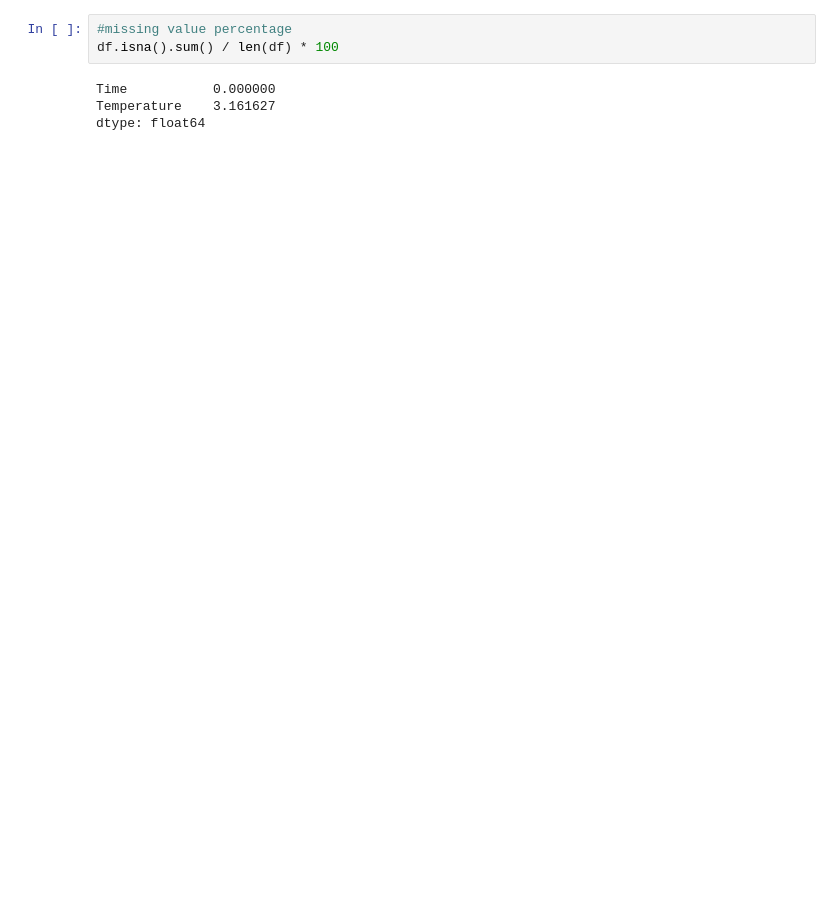
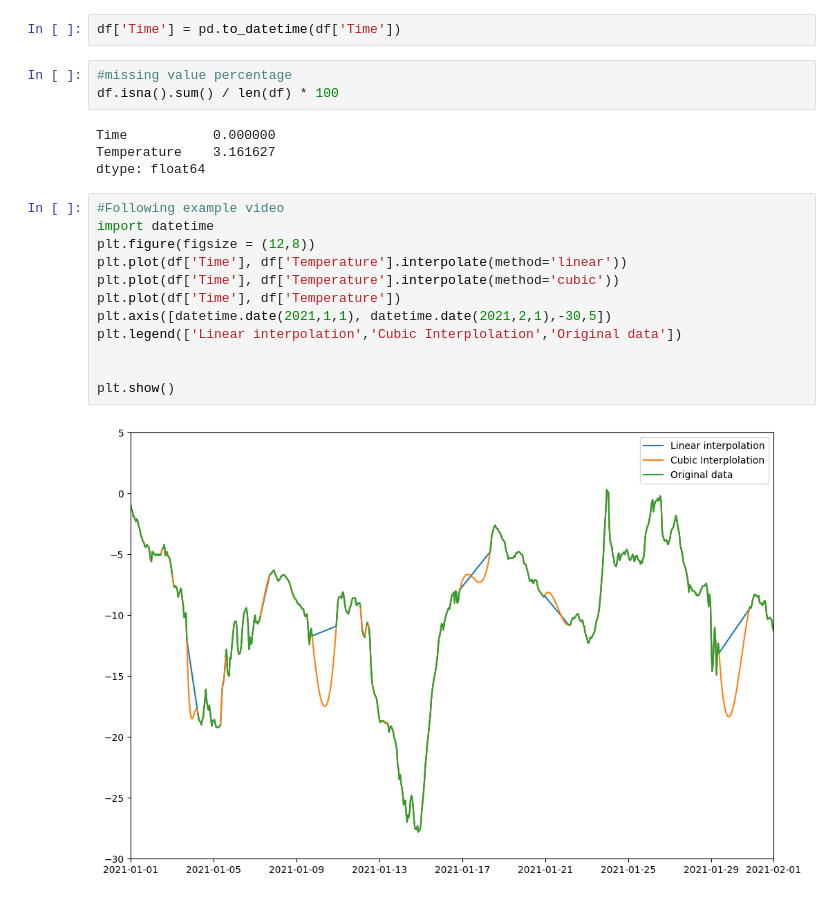
Before and after one commit to setuukka/data_engineering, a Jupyter notebook: exc_13_own.ipynb, the cells around one changed output. Cells and saved outputs as stored; diff of their text form; blank space fills up the shorter version.

```diff
--- a/exc_13_own.ipynb
+++ b/exc_13_own.ipynb
@@ -29,6 +38,8 @@ df.dtypes
 Time            object
 Temperature    float64
 dtype: object
+# %%
+df['Time'] = pd.to_datetime(df['Time'])
 # %%
 #missing value percentage
 df.isna().sum() / len(df) * 100
@@ -36,3 +47,17 @@ df.isna().sum() / len(df) * 100
 Time           0.000000
 Temperature    3.161627
 dtype: float64
+# %%
+#Following example video
+import datetime
+plt.figure(figsize = (12,8))
+plt.plot(df['Time'], df['Temperature'].interpolate(method='linear'))
+plt.plot(df['Time'], df['Temperature'].interpolate(method='cubic'))
+plt.plot(df['Time'], df['Temperature'])
+plt.axis([datetime.date(2021,1,1), datetime.date(2021,2,1),-30,5])
+plt.legend(['Linear interpolation','Cubic Interplolation','Original data'])
+
+
+plt.show()
+# %% [output]
+[figure, added]
```
Also changed, not shown: parts of 3 cells of this notebook.
